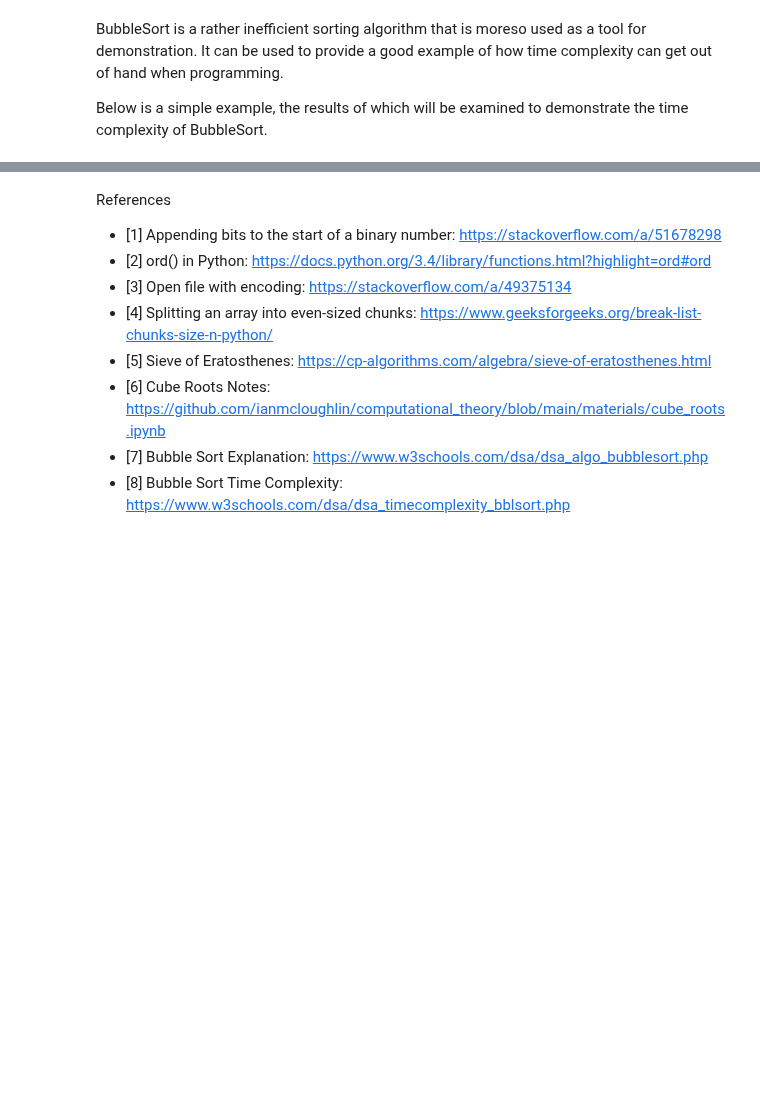
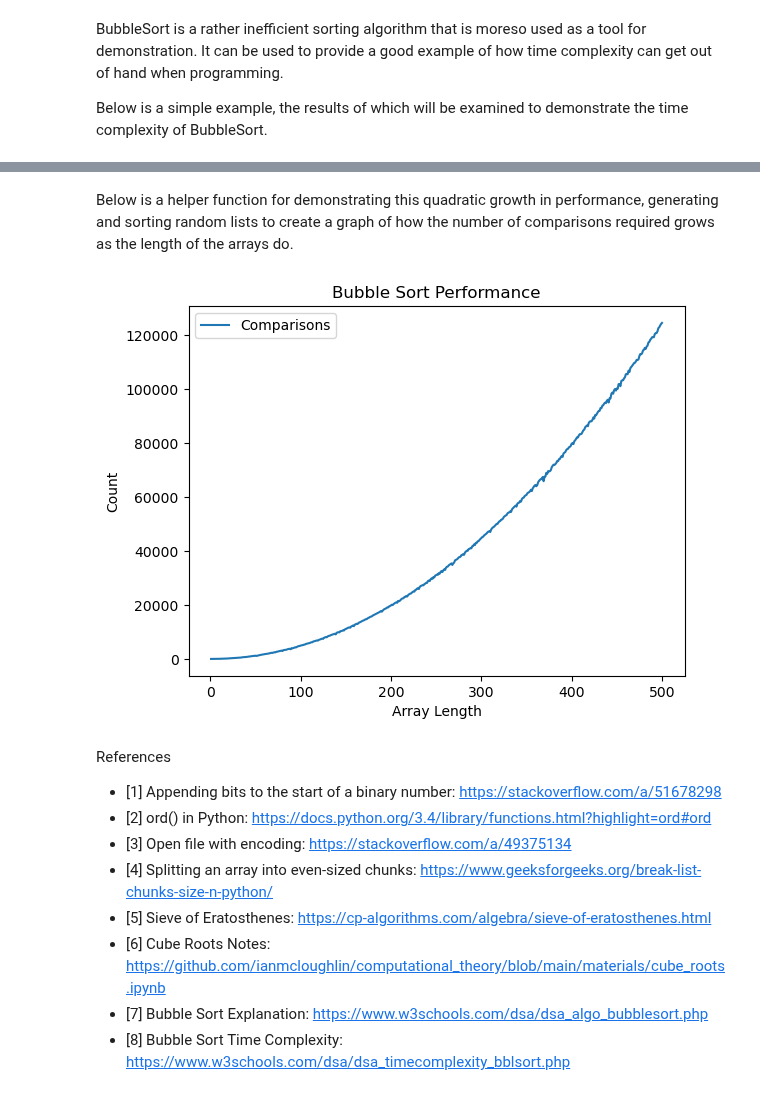
Before and after one commit to Oisin-Hearne/comp-theory, a Jupyter notebook: tasks.ipynb, the cells around one changed output, grey strips where cells are left out. Saved outputs shown, nothing was run; the diff lists cells and outputs as text; code cells hidden in the pictures; blank space fills up the shorter version.

Commit message:
Better description of time complexity, with a pyplot for assistance.

```diff
--- a/tasks.ipynb
+++ b/tasks.ipynb
@@ -448,3 +519,38 @@ As you can see, BubbleSort has a nested for loop. This usually means a quadratic
+# %% [markdown]
+Below is a helper function for demonstrating this quadratic growth in performance, generating and sorting random lists to create a graph of how the number of comparisons required grows as the length of the arrays do.
+# %%
+# Helper functions for demonstrating bubble sort performance.
+# Takes a bit to run.
+import matplotlib.pyplot as plt
+import random
+
+# Create a bunch of random lists with increasing n, and plot.
+def generateRandomList(n):
+    return [random.randint(0, 1000) for _ in range(n)]
+
+# Plot these random lists
+def plotBubbleSort(n):
+    lengths = []
+    comparisons = []
+    swaps = []
+
+    for i in range(1, n+1):
+        arr = generateRandomList(i)
+        length, comp, swap = bubbleSort(arr)
+        lengths.append(len(length))
+        comparisons.append(comp)
+        swaps.append(swap)
+
+    plt.plot(lengths, comparisons, label='Comparisons')
+    plt.xlabel('Array Length')
+    plt.ylabel('Count')
+    plt.title('Bubble Sort Performance')
+    plt.legend()
+    plt.show()
+
+plotBubbleSort(500)
+# %% [output]
+[figure, added]
 # %% [markdown]
 References
 - [1] Appending bits to the start of a binary number: https://stackoverflow.com/a/51678298
```
Also changed, not shown: parts of 15 cells of this notebook.
